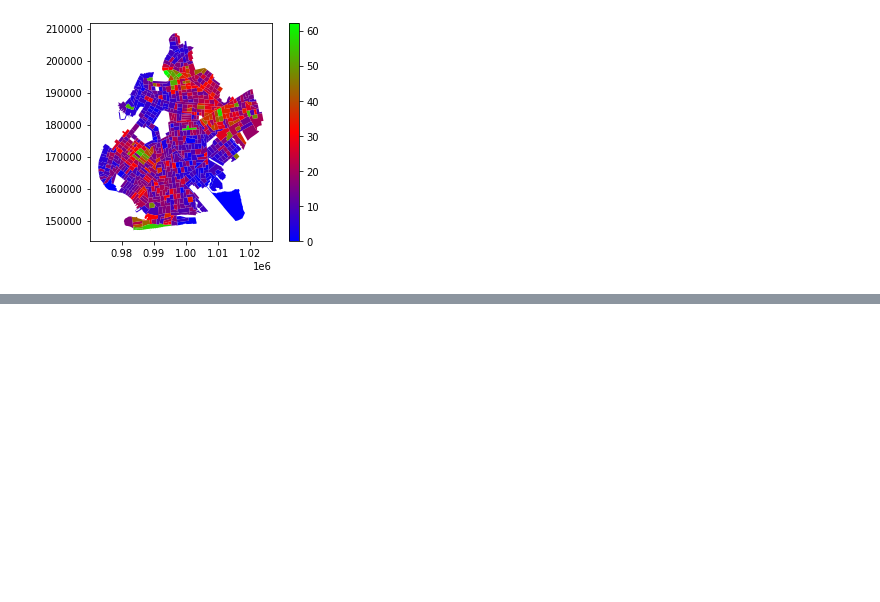
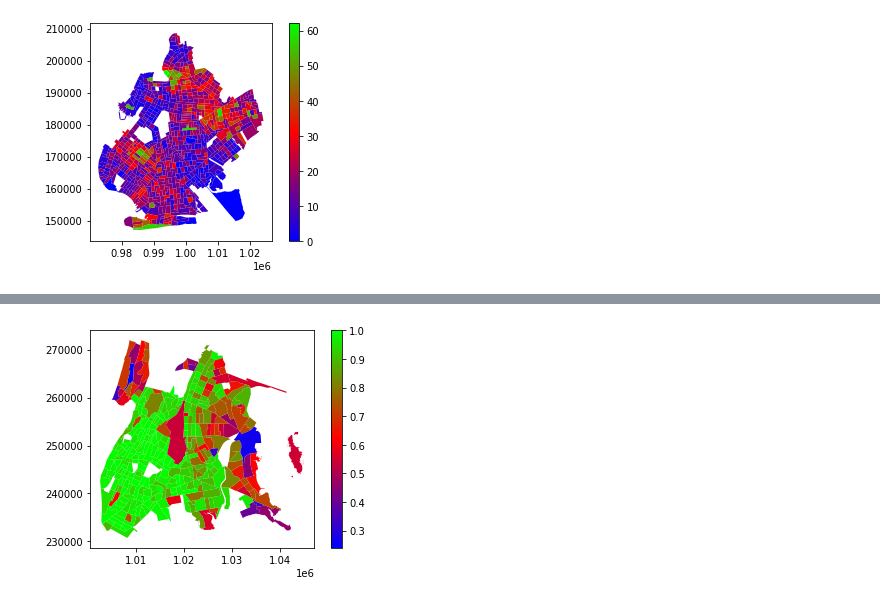
Before and after one commit to KennethA32/Living_Shorelines, a Jupyter notebook: living_shoreline.ipynb, the cells around one changed output, grey strips where cells are left out. Saved outputs shown, nothing was run; the diff lists cells and outputs as text; code cells hidden in the pictures; blank space fills up the shorter version.

```diff
--- a/living_shoreline.ipynb
+++ b/living_shoreline.ipynb
@@ -150,0 +165,4 @@ test
+# %%
+boro_plotter2(gpd = nyc_vuln_gpd, boro = 'Bronx', var = 'RPL_THEMES' )
+# %% [output]
+[figure, added]
```
Also changed, not shown: parts of 13 cells of this notebook.
